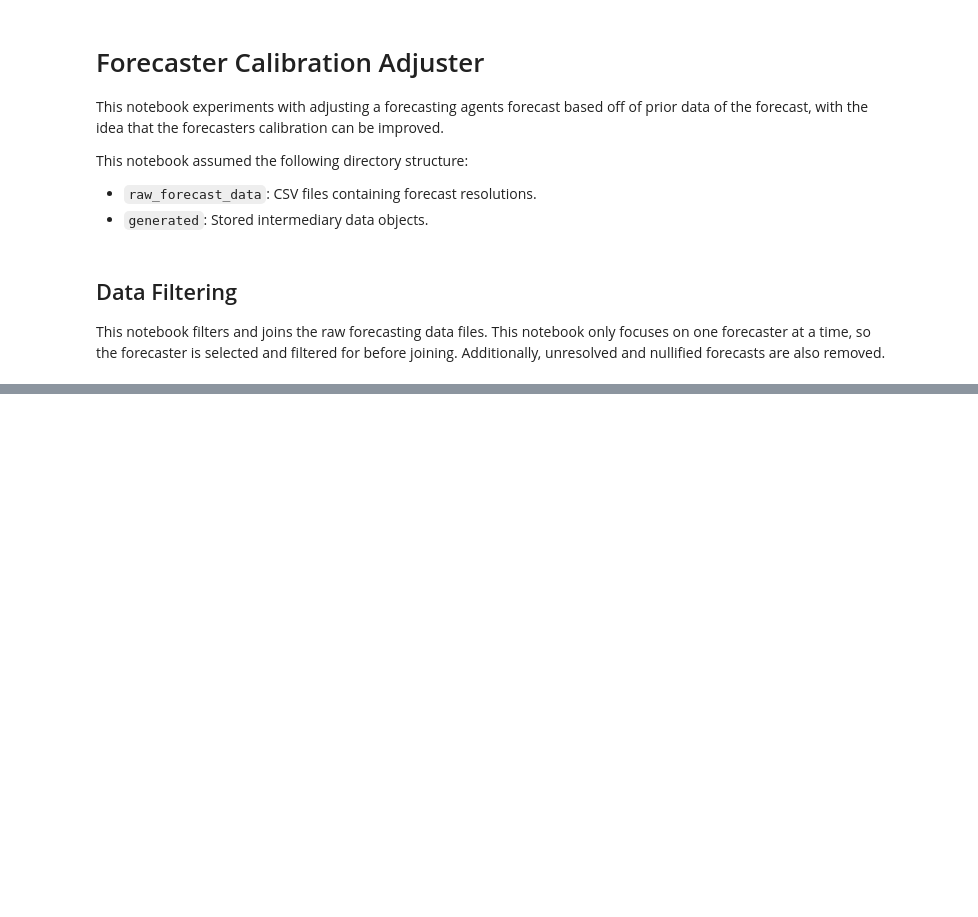
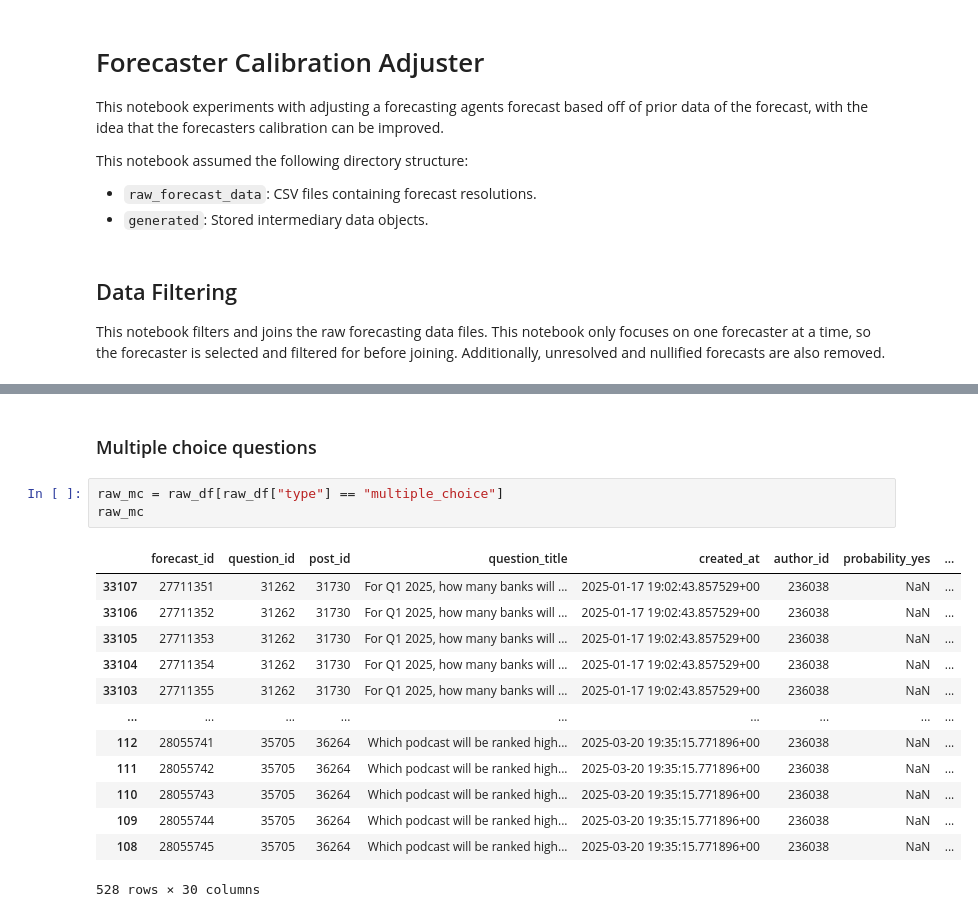
Before and after one commit to lbeuk/evil_bald_bot, a Jupyter notebook: training_data/processing.ipynb, the cells around one changed output, grey strips where cells are left out. Cells and saved outputs as stored; diff of their text form; blank space fills up the shorter version.

```diff
--- a/training_data/processing.ipynb
+++ b/training_data/processing.ipynb
@@ -51,0 +108,19 @@ final_df.head()
+# %% [markdown]
+### Multiple choice questions
+# %%
+raw_mc = raw_df[raw_df["type"] == "multiple_choice"]
+raw_mc
+# %% [output]
+|  | forecast_id | question_id | post_id | question_title | created_at | author_id | probability_yes | ... |
+| 33107 | 27711351 | 31262 | 31730 | For Q1 2025, how many banks will ... | 2025-01-17 19:02:43.857529+00 | 236038 | NaN | ... |
+| 33106 | 27711352 | 31262 | 31730 | For Q1 2025, how many banks will ... | 2025-01-17 19:02:43.857529+00 | 236038 | NaN | ... |
+| 33105 | 27711353 | 31262 | 31730 | For Q1 2025, how many banks will ... | 2025-01-17 19:02:43.857529+00 | 236038 | NaN | ... |
+| 33104 | 27711354 | 31262 | 31730 | For Q1 2025, how many banks will ... | 2025-01-17 19:02:43.857529+00 | 236038 | NaN | ... |
+| 33103 | 27711355 | 31262 | 31730 | For Q1 2025, how many banks will ... | 2025-01-17 19:02:43.857529+00 | 236038 | NaN | ... |
+| ... | ... | ... | ... | ... | ... | ... | ... | ... |
+| 112 | 28055741 | 35705 | 36264 | Which podcast will be ranked high... | 2025-03-20 19:35:15.771896+00 | 236038 | NaN | ... |
+| 111 | 28055742 | 35705 | 36264 | Which podcast will be ranked high... | 2025-03-20 19:35:15.771896+00 | 236038 | NaN | ... |
+| 110 | 28055743 | 35705 | 36264 | Which podcast will be ranked high... | 2025-03-20 19:35:15.771896+00 | 236038 | NaN | ... |
+| 109 | 28055744 | 35705 | 36264 | Which podcast will be ranked high... | 2025-03-20 19:35:15.771896+00 | 236038 | NaN | ... |
+| 108 | 28055745 | 35705 | 36264 | Which podcast will be ranked high... | 2025-03-20 19:35:15.771896+00 | 236038 | NaN | ... |
+528 rows × 30 columns
```
Also changed, not shown: parts of 12 cells of this notebook.
